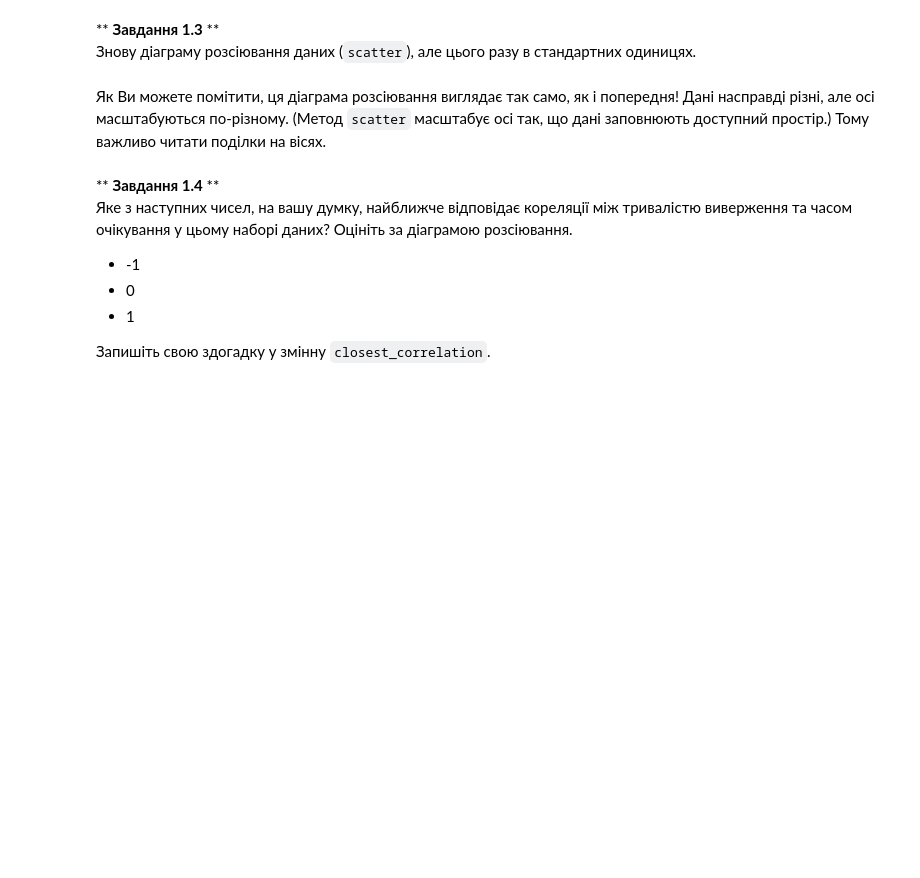
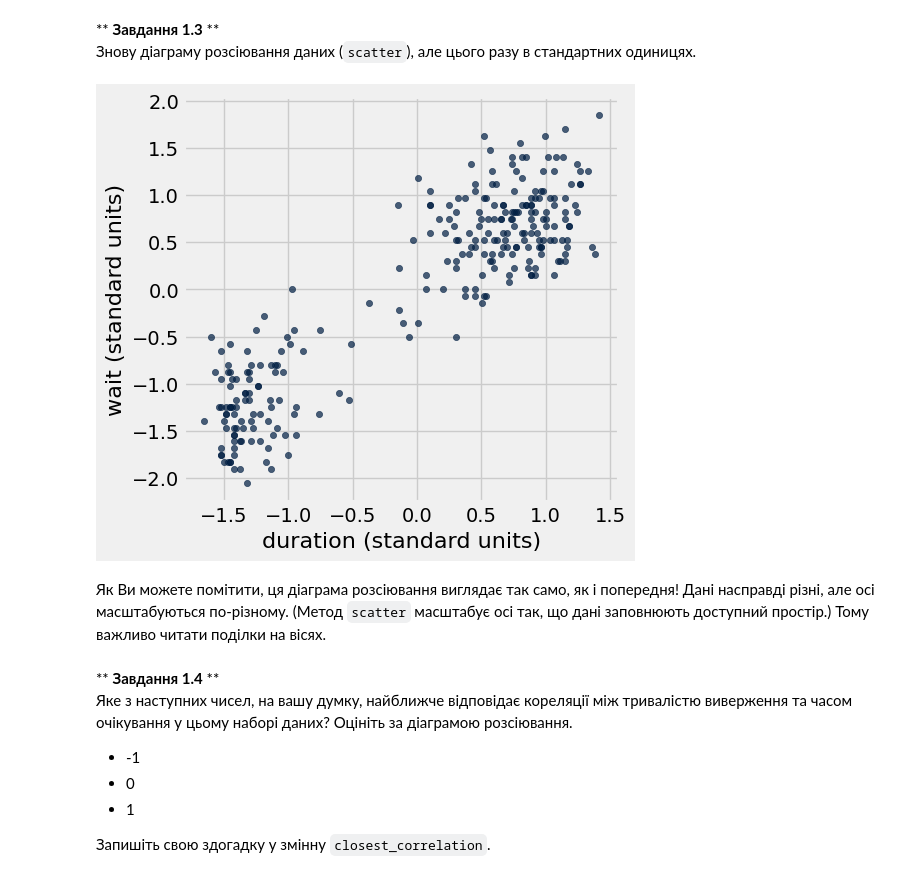
Before and after one commit to mashaven/sheva-stats, a Jupyter notebook: task-2/pr2_5/pr2_5.ipynb, the cells around one changed output. Drawn from its saved outputs; the diff is of its cells as text; code cells hidden in the pictures; blank space fills up the shorter version.

```diff
--- a/task-2/pr2_5/pr2_5.ipynb
+++ b/task-2/pr2_5/pr2_5.ipynb
@@ -85,0 +93,17 @@ faithful_standard
+# %%
+duration = faithful.column('duration')
+duration_mean = np.mean(duration)
+duration_std = np.std(duration)
+
+duration_standard = (duration - duration_mean) / duration_std
+
+wait = faithful.column('wait')
+wait_mean = np.mean(wait)
+wait_std = np.std(wait)
+
+wait_standard = (wait - wait_mean) / wait_std
+
+faithful_standard = Table().with_columns(
+    "duration (standard units)", duration_standard,
+    "wait (standard units)", wait_standard)
+faithful_standard
@@ -94,3 +131,7 @@ check('tests/q1_2.py')
+# %%
+faithful_standard.scatter(0)
+# %% [output]
+[figure, added]
 # %% [markdown]
 Як Ви можете помітити, ця діаграма розсіювання виглядає так само, як і попередня!  Дані насправді різні, але осі масштабуються по-різному.  (Метод `scatter` масштабує осі так, що дані заповнюють доступний простір.)  Тому важливо читати поділки на вісях.
 # %% [markdown]
```
Also changed, not shown: parts of 13 cells of this notebook.
